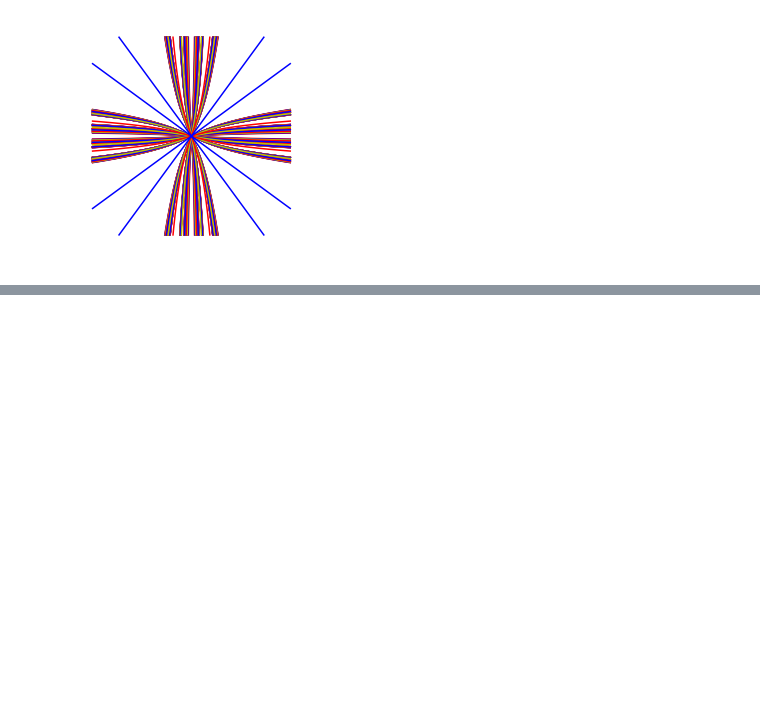
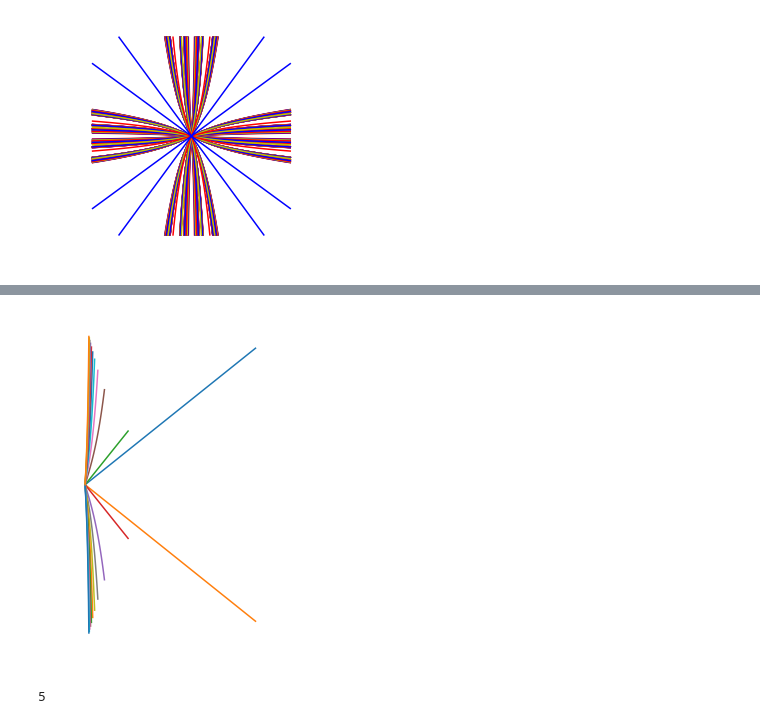
Before and after one commit to macbuse/just-math, a Jupyter notebook: klein_bottle.ipynb, the cells around one changed output, grey strips where cells are left out. Cells and saved outputs as stored; diff of their text form; code cells hidden in the pictures; blank space fills up the shorter version.

```diff
--- a/klein_bottle.ipynb
+++ b/klein_bottle.ipynb
@@ -88,7 +89,7 @@ def makeFig(K, depth=5):
     iterations  = IterTree()
 
     # should be obvious from the paper what these are
-    Z = sqrt(K+2)
+    Z = np.sqrt(K+2)
     m1 = .5*( np.sqrt(K+2)- np.sqrt(K-2) )
     m2 = .5*( np.sqrt(K+2) + np.sqrt(K-2) )
 
@@ -148,0 +148,36 @@ array([0.96031746, 0.9329806 ])
+# %%
+K = 2.2
+Z = np.sqrt(K+2)
+m1 = .5*( np.sqrt(K+2)- np.sqrt(K-2) )
+
+def XY(v):
+    x,y,z = v
+
+    return (z*y-x,z*(z*y-x) - y,z)
+
+
+L1 = [(t ,m1*t,Z) for t in np.linspace(0,_window,200)]
+
+lines = [L1]
+for j in range(10):
+    U = [RZRY(v) for v in  lines[-1] ]
+    U = clip(U)
+    lines.append(U)
+
+fig = plt.figure(figsize=(6,6))
+ax = fig.add_subplot(111)
+ax.set_aspect(1)
+ax.axis('off')
+
+for vv in lines:
+    X,Y,Z = zip(* vv)
+    X = np.array(X)
+    Y = np.array(Y)
+    ax.plot(X,Y)
+    ax.plot(X,-Y)
+# %% [output]
+[figure, added]
+# %%
+len(lines)
+# %% [output]
+5
```
Also changed, not shown: parts of 3 cells of this notebook.
